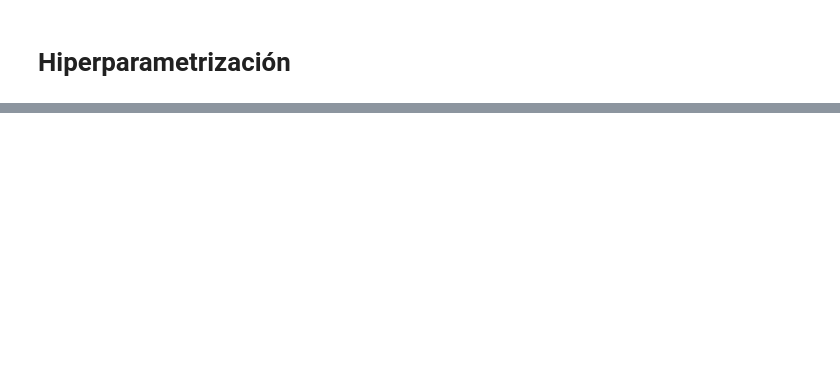
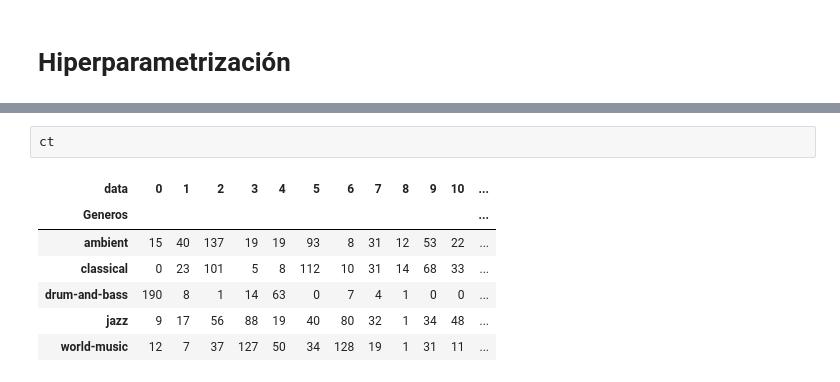
Before and after one commit to elfrasco/dmcyt_tp1, a Jupyter notebook: TP1/ClusteringEspectral.ipynb, the cells around one changed output, grey strips where cells are left out. Drawn from its saved outputs; the diff is of its cells as text; blank space fills up the shorter version.

```diff
--- a/TP1/ClusteringEspectral.ipynb
+++ b/TP1/ClusteringEspectral.ipynb
@@ -248,0 +194,10 @@ df_results.to_csv('espectral.csv', index = False)
+# %%
+ct
+# %% [output]
+| data | 0 | 1 | 2 | 3 | 4 | 5 | 6 | 7 | 8 | 9 | 10 | ... |
+| Generos |  |  |  |  |  |  |  |  |  |  |  | ... |
+| ambient | 15 | 40 | 137 | 19 | 19 | 93 | 8 | 31 | 12 | 53 | 22 | ... |
+| classical | 0 | 23 | 101 | 5 | 8 | 112 | 10 | 31 | 14 | 68 | 33 | ... |
+| drum-and-bass | 190 | 8 | 1 | 14 | 63 | 0 | 7 | 4 | 1 | 0 | 0 | ... |
+| jazz | 9 | 17 | 56 | 88 | 19 | 40 | 80 | 32 | 1 | 34 | 48 | ... |
+| world-music | 12 | 7 | 37 | 127 | 50 | 34 | 128 | 19 | 1 | 31 | 11 | ... |
```
Also changed, not shown: parts of 18 cells of this notebook, 1 other file.
